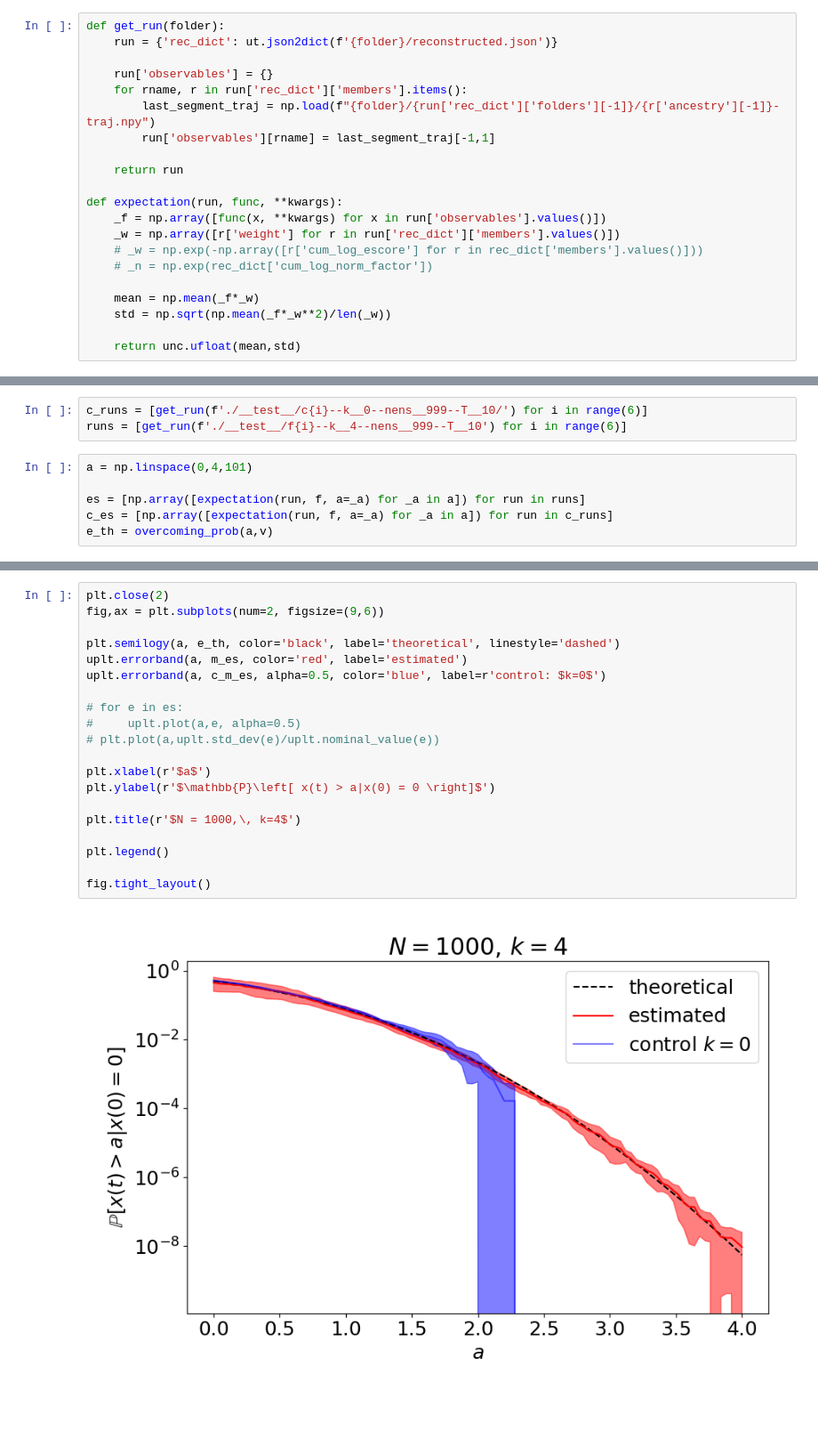
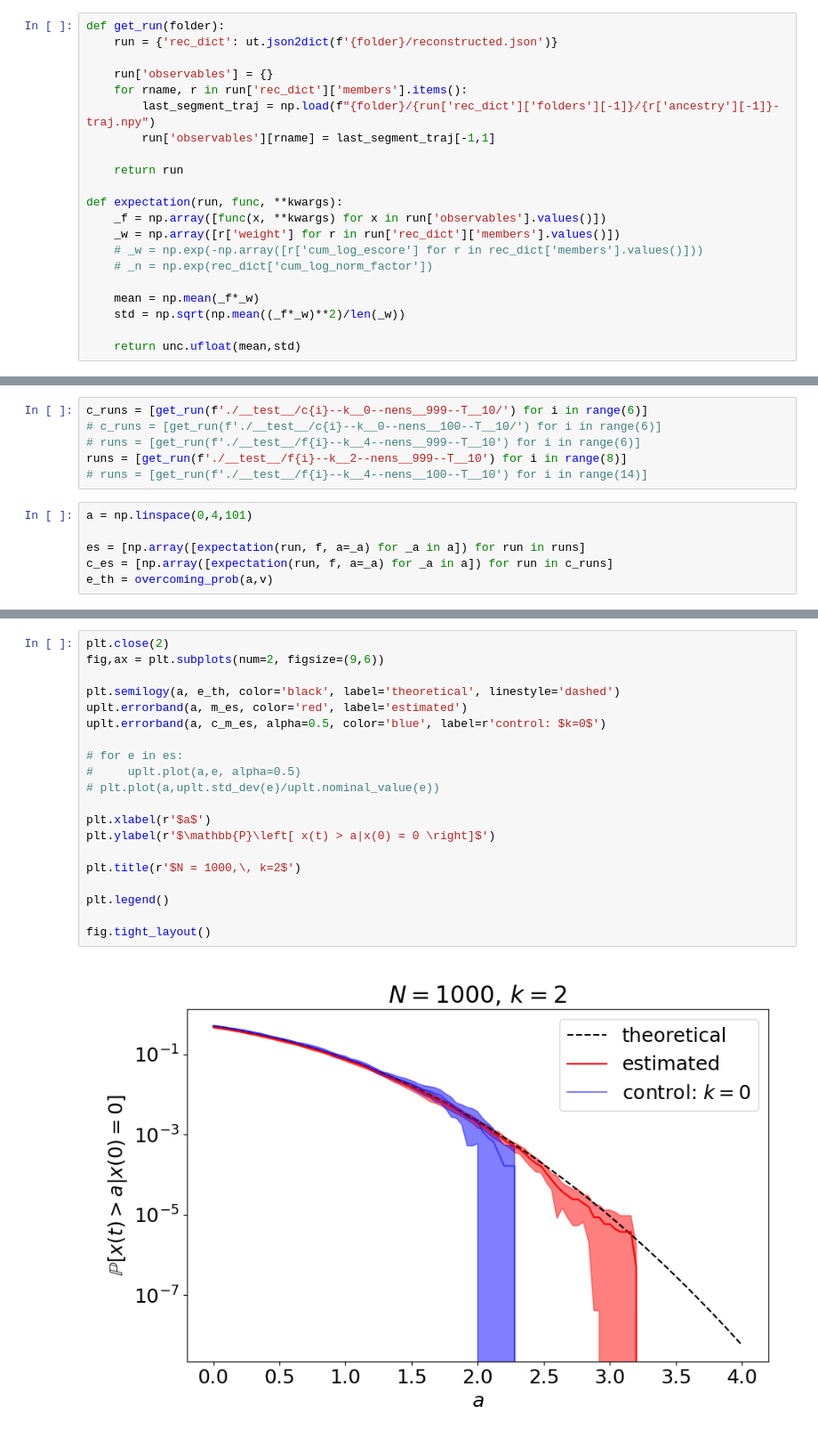
Before and after one commit to AlessandroLovo/REA-Veros, a Jupyter notebook: demo/benchmark.ipynb, the cells around one changed output, grey strips where cells are left out. Shown: that part at 89% size. Drawn from its saved outputs; the diff is of its cells as text; blank space fills up the shorter version.

```diff
--- a/demo/benchmark.ipynb
+++ b/demo/benchmark.ipynb
@@ -35,7 +35,7 @@ def expectation(run, func, **kwargs):
     # _n = np.exp(rec_dict['cum_log_norm_factor'])
 
     mean = np.mean(_f*_w)
-    std = np.sqrt(np.mean(_f*_w**2)/len(_w))
+    std = np.sqrt(np.mean((_f*_w)**2)/len(_w))
 
     return unc.ufloat(mean,std)
 # %%
@@ -54,7 +54,10 @@ overcoming_prob = lambda x,v: cum_gaus(-x/np.sqrt(v))
 v = ou_var(2)
 # %%
 c_runs = [get_run(f'./__test__/c{i}--k__0--nens__999--T__10/') for i in range(6)]
-runs = [get_run(f'./__test__/f{i}--k__4--nens__999--T__10') for i in range(6)]
+# c_runs = [get_run(f'./__test__/c{i}--k__0--nens__100--T__10/') for i in range(6)]
+# runs = [get_run(f'./__test__/f{i}--k__4--nens__999--T__10') for i in range(6)]
+runs = [get_run(f'./__test__/f{i}--k__2--nens__999--T__10') for i in range(8)]
+# runs = [get_run(f'./__test__/f{i}--k__4--nens__100--T__10') for i in range(14)]
 # %%
 a = np.linspace(0,4,101)
 
@@ -76,25 +85,25 @@ c_ms_bias = np.sqrt(np.mean((c_n_es/e_th - 1)**2, axis=0))
 # %%
 plt.close(2)
 fig,ax = plt.subplots(num=2, figsize=(9,6))
 
 plt.semilogy(a, e_th, color='black', label='theoretical', linestyle='dashed')
 uplt.errorband(a, m_es, color='red', label='estimated')
 uplt.errorband(a, c_m_es, alpha=0.5, color='blue', label=r'control: $k=0$')
 
 # for e in es:
 #     uplt.plot(a,e, alpha=0.5)
 # plt.plot(a,uplt.std_dev(e)/uplt.nominal_value(e))
 
 plt.xlabel(r'$a$')
 plt.ylabel(r'$\mathbb{P}\left[ x(t) > a|x(0) = 0 \right]$')
 
-plt.title(r'$N = 1000,\, k=4$')
+plt.title(r'$N = 1000,\, k=2$')
 
 plt.legend()
 
 fig.tight_layout()
 # %% [output]
-[figure, old version]
+[figure, new version]
 # %%
 plt.close(3)
 fig,ax = plt.subplots(num=3, figsize=(9,6))
```
Also changed, not shown: parts of 5 cells of this notebook, 1 other file.
